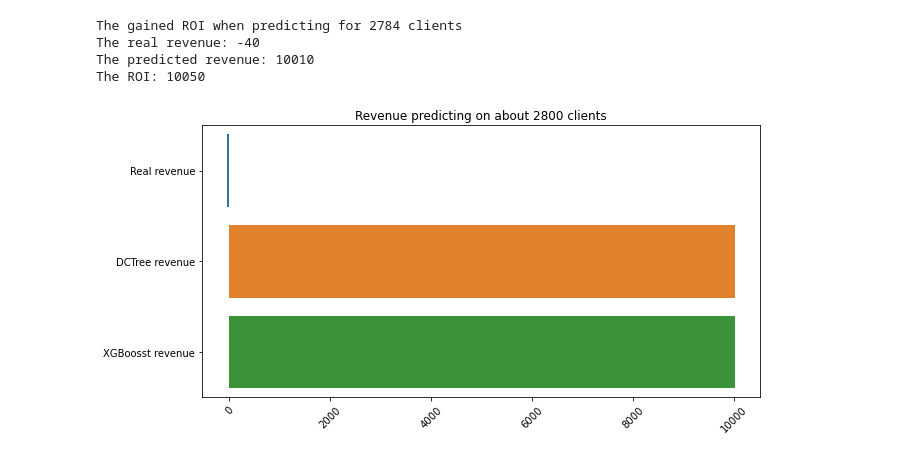
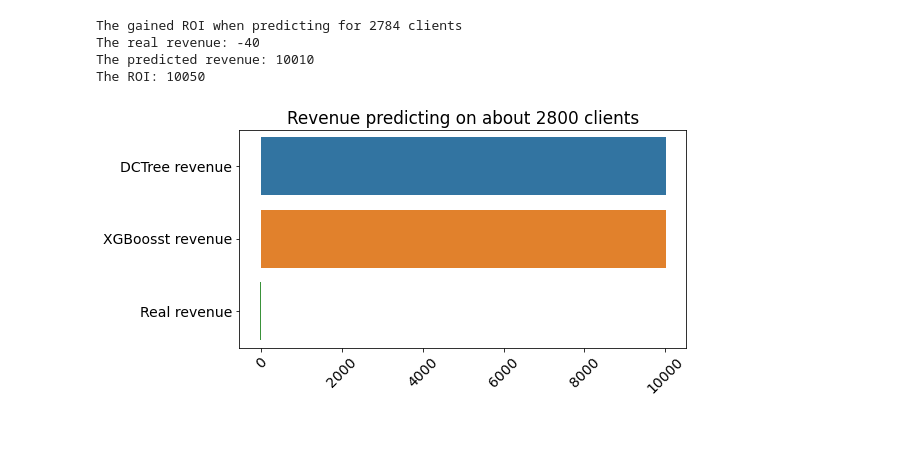
Before and after one commit to ngttnguyen/atom-assignments, a Jupyter notebook: assignment_7/Nguyen_Bank_Marketing_Modeling.ipynb, the cells around one changed output. Cells and saved outputs as stored; diff of their text form; code cells hidden in the pictures; blank space fills up the shorter version.

```diff
--- a/assignment_7/Nguyen_Bank_Marketing_Modeling.ipynb
+++ b/assignment_7/Nguyen_Bank_Marketing_Modeling.ipynb
@@ -643,14 +643,14 @@ The ROI: 10050
 # %%
 ## visualize roi:
 
-tree_rois = [real_roi, tree_pred_roi,pred_roi]
-type_roi = ['Real revenue', 'DCTree revenue','XGBoosst revenue']
-plt.figure(figsize = (10,5))
+tree_rois = [tree_pred_roi,pred_roi, real_roi]
+type_roi = ['DCTree revenue','XGBoosst revenue','Real revenue']
+plt.figure(figsize = (8,4))
 sns.barplot(x = tree_rois , y = type_roi)
 plt.title('Revenue predicting on about 2800 clients')
 plt.xticks(rotation = 45)
 plt.show()
 # %% [output]
-[figure, old version]
+[figure, new version]
 # %%
 # https://www.miai.vn/2021/01/18/k-fold-cross-validation-tuyet-chieu-train-khi-it-du-lieu/
```
